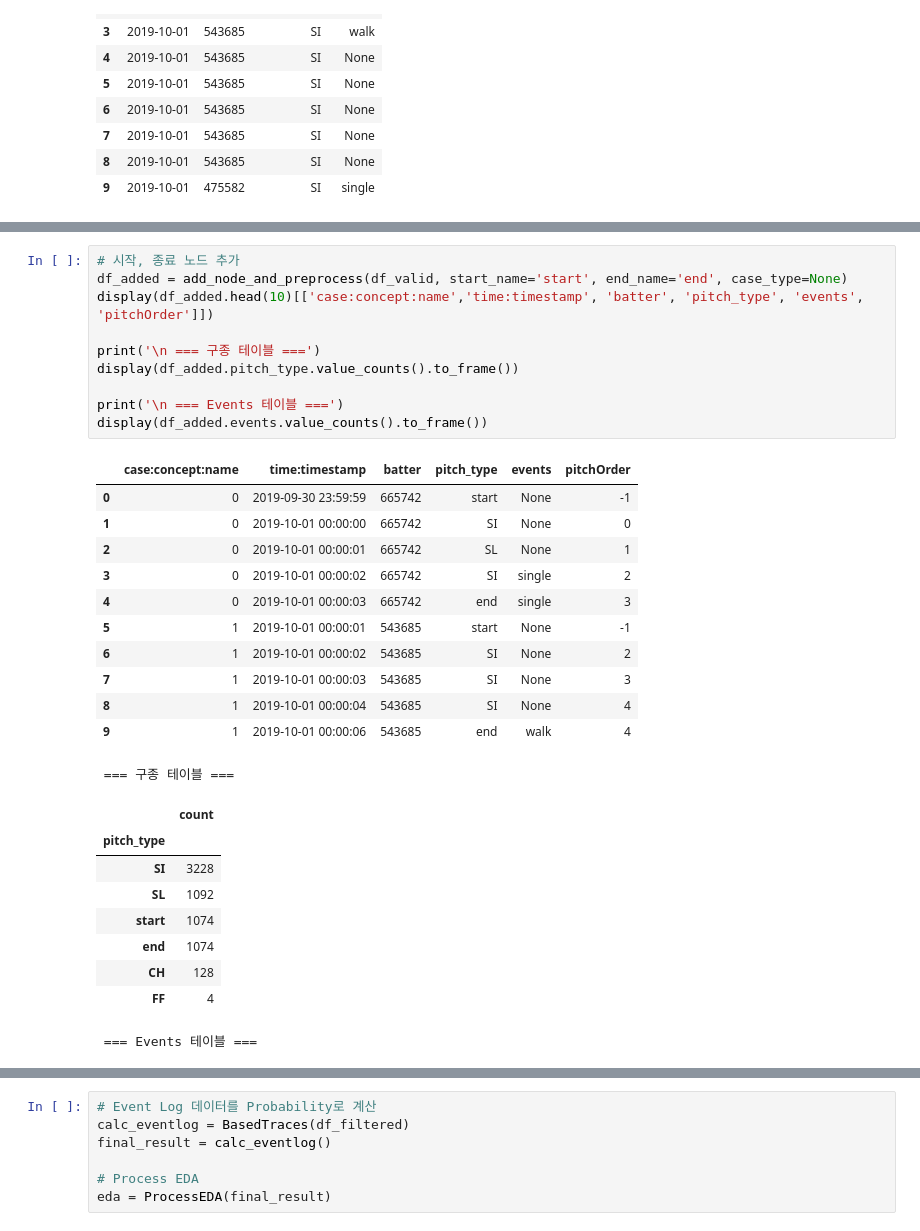
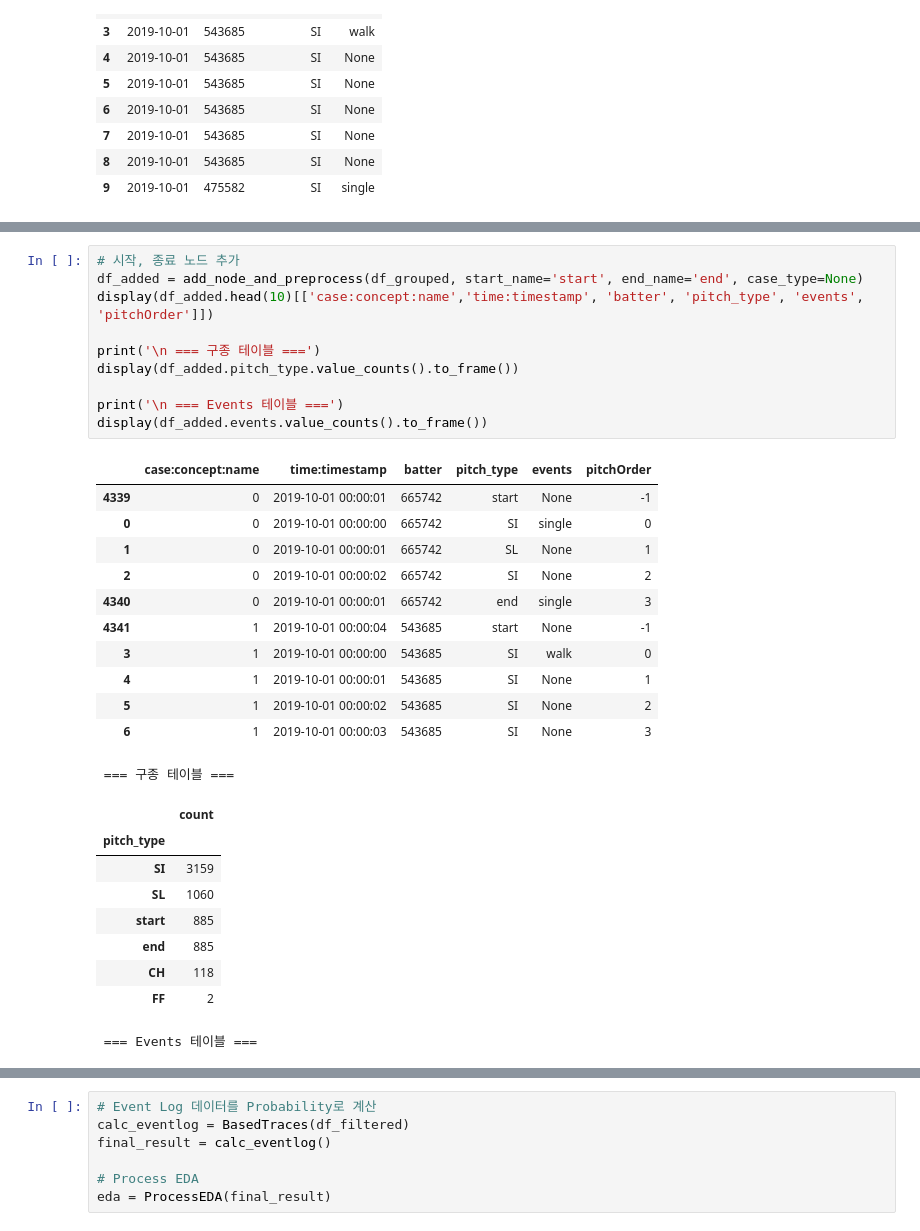
Before and after one commit to finn-sharp/Process-Mining-Analysis-on-MLB, a Jupyter notebook: inference.ipynb, the cells around one changed output, grey strips where cells are left out. Cells and saved outputs as stored; diff of their text form.

```diff
--- a/inference.ipynb
+++ b/inference.ipynb
@@ -113,34 +133,34 @@ df_valid.head(10)[['game_date', 'batter', 'pitch_type', 'events','processID', 'p
 # %%
 # 시작, 종료 노드 추가
-df_added = add_node_and_preprocess(df_valid, start_name='start', end_name='end', case_type=None)
+df_added = add_node_and_preprocess(df_grouped, start_name='start', end_name='end', case_type=None)
 display(df_added.head(10)[['case:concept:name','time:timestamp', 'batter', 'pitch_type', 'events', 'pitchOrder']])
 
 print('\n === 구종 테이블 ===')
 display(df_added.pitch_type.value_counts().to_frame())
 
 print('\n === Events 테이블 ===')
 display(df_added.events.value_counts().to_frame())
 # %% [output]
 |  | case:concept:name | time:timestamp | batter | pitch_type | events | pitchOrder |
-| 0 | 0 | 2019-09-30 23:59:59 | 665742 | start | None | -1 |
-| 1 | 0 | 2019-10-01 00:00:00 | 665742 | SI | None | 0 |
-| 2 | 0 | 2019-10-01 00:00:01 | 665742 | SL | None | 1 |
-| 3 | 0 | 2019-10-01 00:00:02 | 665742 | SI | single | 2 |
-| 4 | 0 | 2019-10-01 00:00:03 | 665742 | end | single | 3 |
-| 5 | 1 | 2019-10-01 00:00:01 | 543685 | start | None | -1 |
-| 6 | 1 | 2019-10-01 00:00:02 | 543685 | SI | None | 2 |
-| 7 | 1 | 2019-10-01 00:00:03 | 543685 | SI | None | 3 |
-| 8 | 1 | 2019-10-01 00:00:04 | 543685 | SI | None | 4 |
-| 9 | 1 | 2019-10-01 00:00:06 | 543685 | end | walk | 4 |
+| 4339 | 0 | 2019-10-01 00:00:01 | 665742 | start | None | -1 |
+| 0 | 0 | 2019-10-01 00:00:00 | 665742 | SI | single | 0 |
+| 1 | 0 | 2019-10-01 00:00:01 | 665742 | SL | None | 1 |
+| 2 | 0 | 2019-10-01 00:00:02 | 665742 | SI | None | 2 |
+| 4340 | 0 | 2019-10-01 00:00:01 | 665742 | end | single | 3 |
+| 4341 | 1 | 2019-10-01 00:00:04 | 543685 | start | None | -1 |
+| 3 | 1 | 2019-10-01 00:00:00 | 543685 | SI | walk | 0 |
+| 4 | 1 | 2019-10-01 00:00:01 | 543685 | SI | None | 1 |
+| 5 | 1 | 2019-10-01 00:00:02 | 543685 | SI | None | 2 |
+| 6 | 1 | 2019-10-01 00:00:03 | 543685 | SI | None | 3 |
  === 구종 테이블 ===
 |  | count |
 | pitch_type |  |
-| SI | 3228 |
-| SL | 1092 |
-| start | 1074 |
-| end | 1074 |
-| CH | 128 |
-| FF | 4 |
+| SI | 3159 |
+| SL | 1060 |
+| start | 885 |
+| end | 885 |
+| CH | 118 |
+| FF | 2 |
  === Events 테이블 ===
 |  | count |
 | events |  |
```
Also changed, not shown: parts of 17 cells of this notebook, 2 other files.
